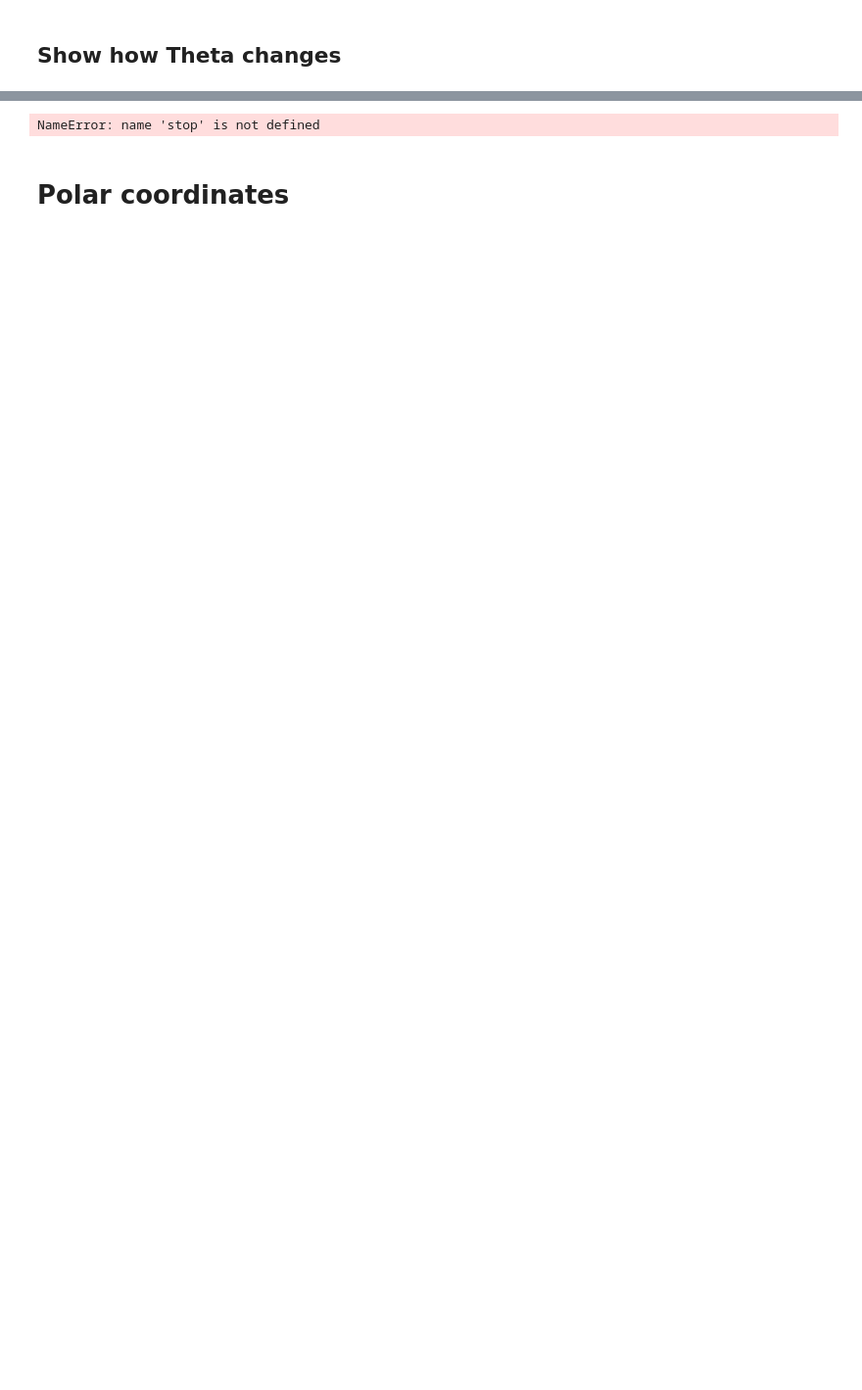
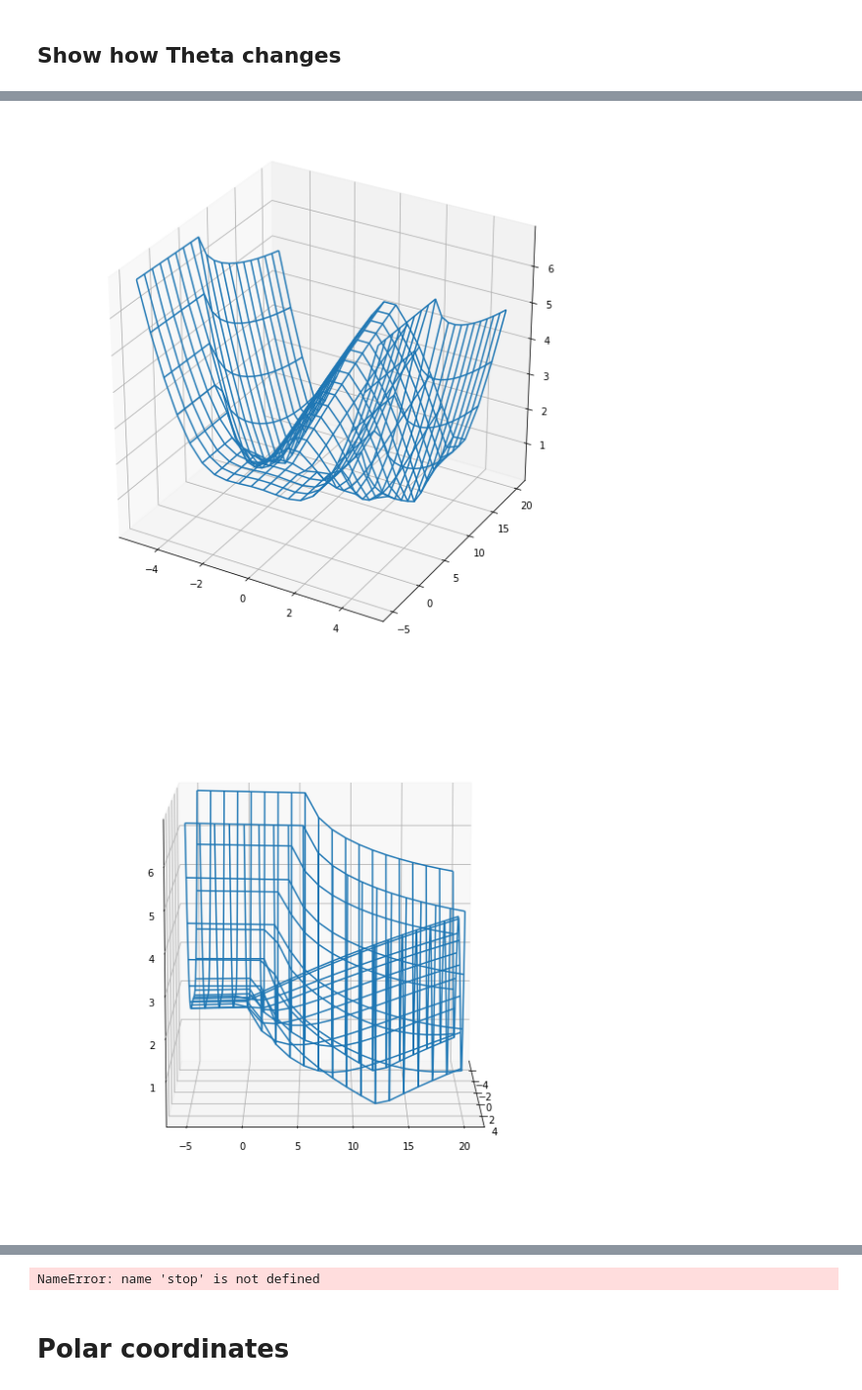
Before and after one commit to teopir/ifqi, a Jupyter notebook: notebooks/FQI-LQG-PBO.ipynb, the cells around one changed output, grey strips where cells are left out. Shown at 98% size. Cells and saved outputs as stored; diff of their text form; code cells hidden in the pictures; blank space fills up the shorter version.

Commit message:
Added wireframe to FQI-LQG-PBO.ipynb.

```diff
--- a/notebooks/FQI-LQG-PBO.ipynb
+++ b/notebooks/FQI-LQG-PBO.ipynb
@@ -222,0 +223,24 @@ plt.savefig('grad_field.png', bbox_inches='tight')
+# %%
+from mpl_toolkits.mplot3d import axes3d
+import matplotlib.pyplot as plt
+import numpy as np
+
+fig = plt.figure(figsize=(10,10))
+ax = fig.add_subplot(111, projection='3d')
+Z = ((B_f-B_i)**2 + (K_f-K_i)**2)**0.5
+ax.plot_wireframe(B_i, K_i, Z)
+
+
+for angle in [0, 30, 120, 240, 260]:
+    fig = plt.figure(figsize=(10,10))
+    plt.title('angle: {}'.format(angle))
+    ax = fig.add_subplot(111, projection='3d')
+    Z = ((B_f-B_i)**2 + (K_f-K_i)**2)**0.5
+    ax.plot_wireframe(B_i, K_i, Z)
+    ax.view_init(10, angle)
+    plt.draw()
+
+#plt.savefig('wireframe.png', bbox_inches='tight')
+# %% [output]
+[figure, added]
+[figure, added]
```
Also changed, not shown: parts of 9 cells of this notebook.
